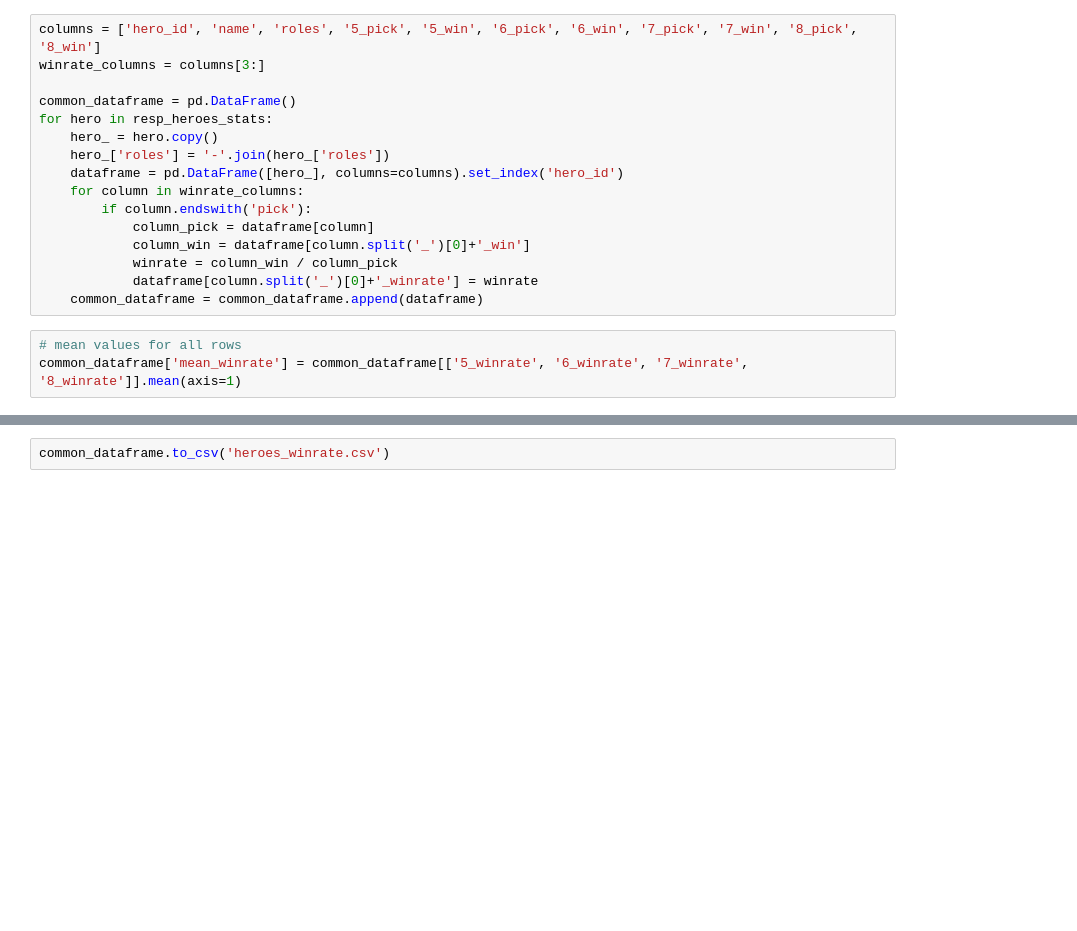
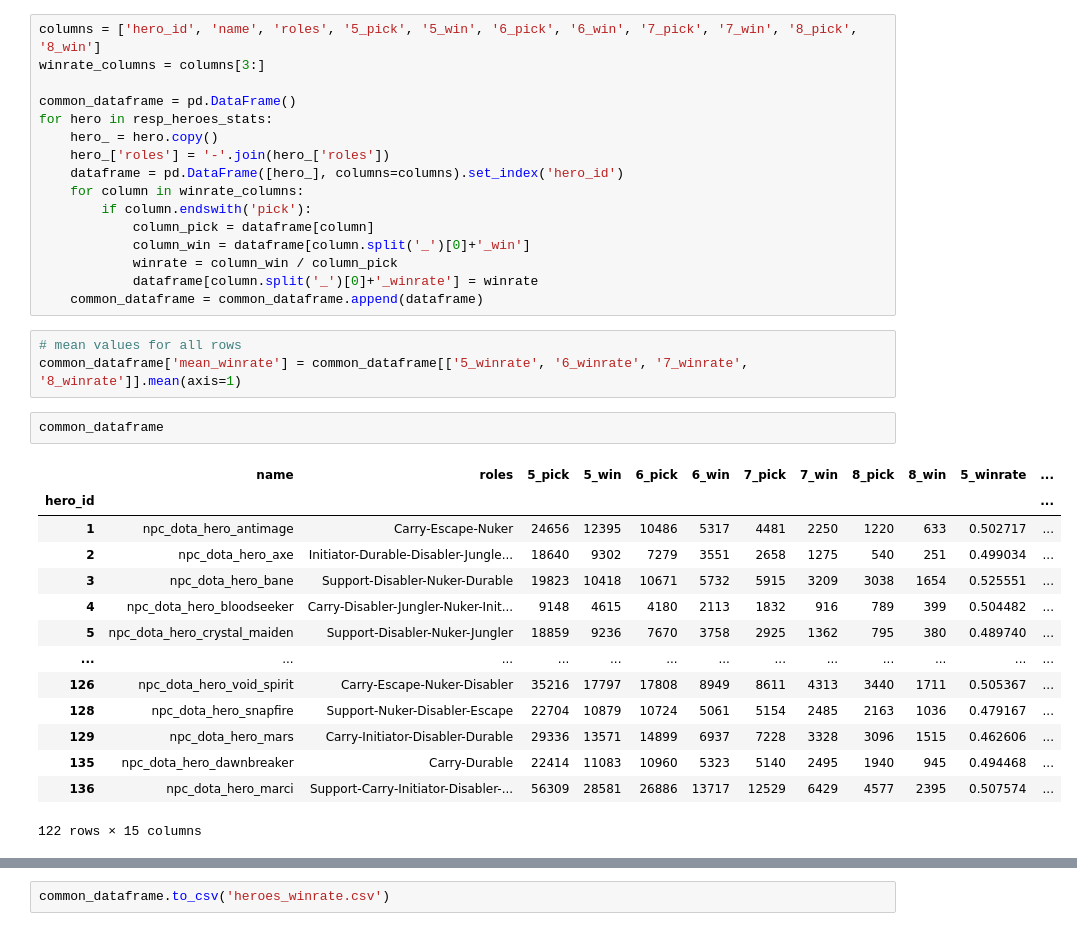
Before and after one commit to dansobolev/data-analysis-in-dota2-course-work, a Jupyter notebook: heroes/heroes_winrate.ipynb, the cells around one changed output, grey strips where cells are left out. Saved outputs shown, nothing was run; the diff lists cells and outputs as text; blank space fills up the shorter version.

```diff
--- a/heroes/heroes_winrate.ipynb
+++ b/heroes/heroes_winrate.ipynb
@@ -73,4 +82,21 @@ for hero in resp_heroes_stats:
 # %%
 # mean values for all rows
 common_dataframe['mean_winrate'] = common_dataframe[['5_winrate', '6_winrate', '7_winrate', '8_winrate']].mean(axis=1)
+# %%
+common_dataframe
+# %% [output]
+|  | name | roles | 5_pick | 5_win | 6_pick | 6_win | 7_pick | 7_win | 8_pick | 8_win | 5_winrate | ... |
+| hero_id |  |  |  |  |  |  |  |  |  |  |  | ... |
+| 1 | npc_dota_hero_antimage | Carry-Escape-Nuker | 24656 | 12395 | 10486 | 5317 | 4481 | 2250 | 1220 | 633 | 0.502717 | ... |
+| 2 | npc_dota_hero_axe | Initiator-Durable-Disabler-Jungle... | 18640 | 9302 | 7279 | 3551 | 2658 | 1275 | 540 | 251 | 0.499034 | ... |
+| 3 | npc_dota_hero_bane | Support-Disabler-Nuker-Durable | 19823 | 10418 | 10671 | 5732 | 5915 | 3209 | 3038 | 1654 | 0.525551 | ... |
+| 4 | npc_dota_hero_bloodseeker | Carry-Disabler-Jungler-Nuker-Init... | 9148 | 4615 | 4180 | 2113 | 1832 | 916 | 789 | 399 | 0.504482 | ... |
+| 5 | npc_dota_hero_crystal_maiden | Support-Disabler-Nuker-Jungler | 18859 | 9236 | 7670 | 3758 | 2925 | 1362 | 795 | 380 | 0.489740 | ... |
+| ... | ... | ... | ... | ... | ... | ... | ... | ... | ... | ... | ... | ... |
+| 126 | npc_dota_hero_void_spirit | Carry-Escape-Nuker-Disabler | 35216 | 17797 | 17808 | 8949 | 8611 | 4313 | 3440 | 1711 | 0.505367 | ... |
+| 128 | npc_dota_hero_snapfire | Support-Nuker-Disabler-Escape | 22704 | 10879 | 10724 | 5061 | 5154 | 2485 | 2163 | 1036 | 0.479167 | ... |
+| 129 | npc_dota_hero_mars | Carry-Initiator-Disabler-Durable | 29336 | 13571 | 14899 | 6937 | 7228 | 3328 | 3096 | 1515 | 0.462606 | ... |
+| 135 | npc_dota_hero_dawnbreaker | Carry-Durable | 22414 | 11083 | 10960 | 5323 | 5140 | 2495 | 1940 | 945 | 0.494468 | ... |
+| 136 | npc_dota_hero_marci | Support-Carry-Initiator-Disabler-... | 56309 | 28581 | 26886 | 13717 | 12529 | 6429 | 4577 | 2395 | 0.507574 | ... |
+122 rows × 15 columns
 # %%
```
Also changed, not shown: parts of 10 cells of this notebook, 11 other files.
